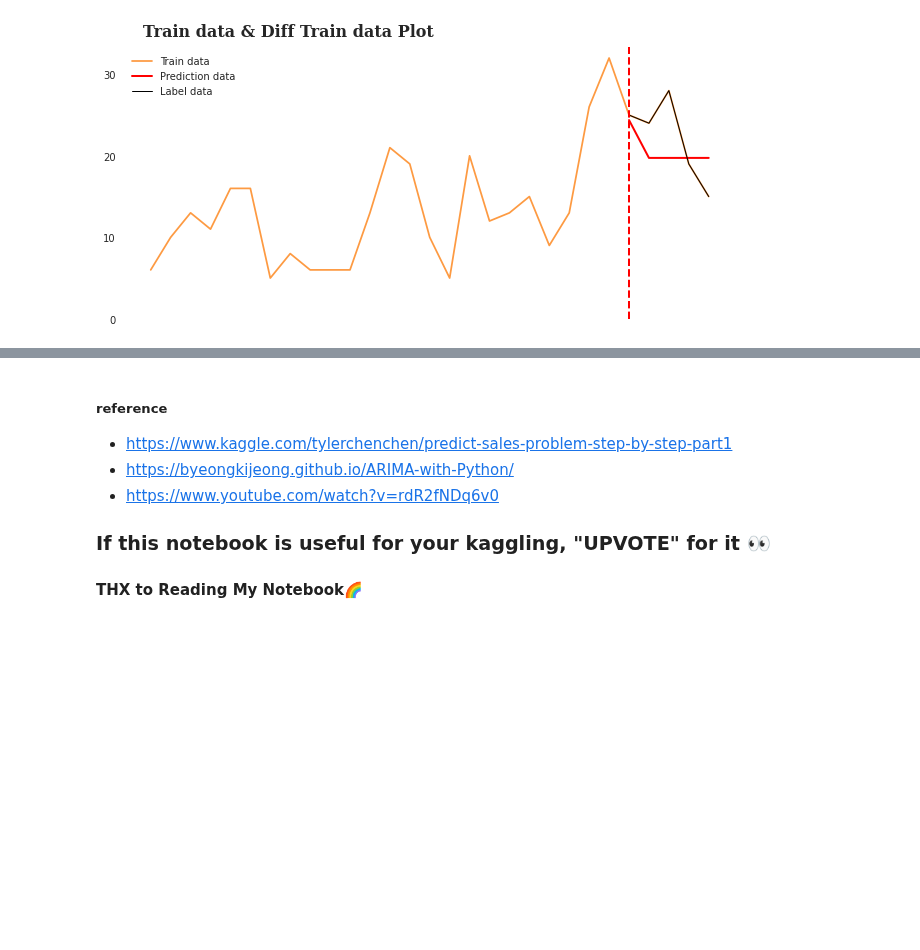
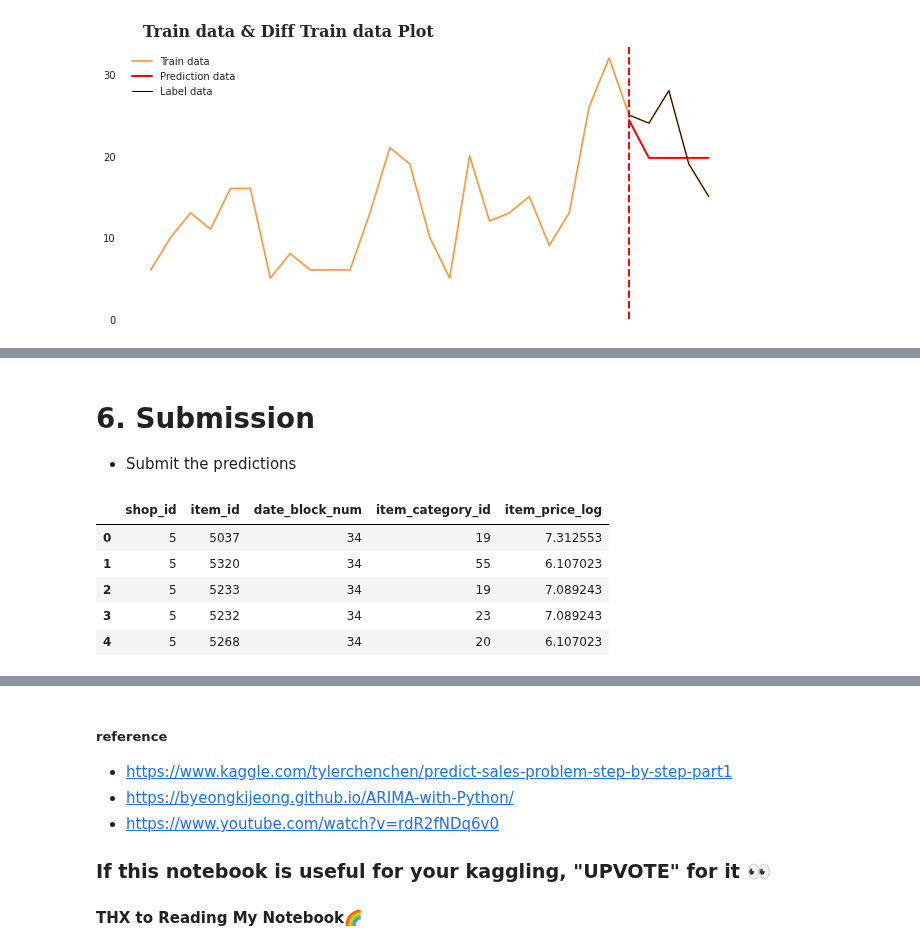
Before and after one commit to jerife/Kaggle, a Jupyter notebook: 11 Predict Future Sales.ipynb, the cells around one changed output, grey strips where cells are left out. Drawn from its saved outputs; the diff is of its cells as text; code cells hidden in the pictures; blank space fills up the shorter version.

```diff
--- a/11 Predict Future Sales.ipynb
+++ b/11 Predict Future Sales.ipynb
@@ -801,0 +971,13 @@ plt.show()
+# %% [markdown]
+# 6. Submission
+* Submit the predictions
+# %%
+submission = pd.read_csv('../input/competitive-data-science-predict-future-sales/sample_submission.csv')
+test_df.head()
+# %% [output]
+|  | shop_id | item_id | date_block_num | item_category_id | item_price_log |
+| 0 | 5 | 5037 | 34 | 19 | 7.312553 |
+| 1 | 5 | 5320 | 34 | 55 | 6.107023 |
+| 2 | 5 | 5233 | 34 | 19 | 7.089243 |
+| 3 | 5 | 5232 | 34 | 23 | 7.089243 |
+| 4 | 5 | 5268 | 34 | 20 | 6.107023 |
```
Also changed, not shown: parts of 30 cells of this notebook.
